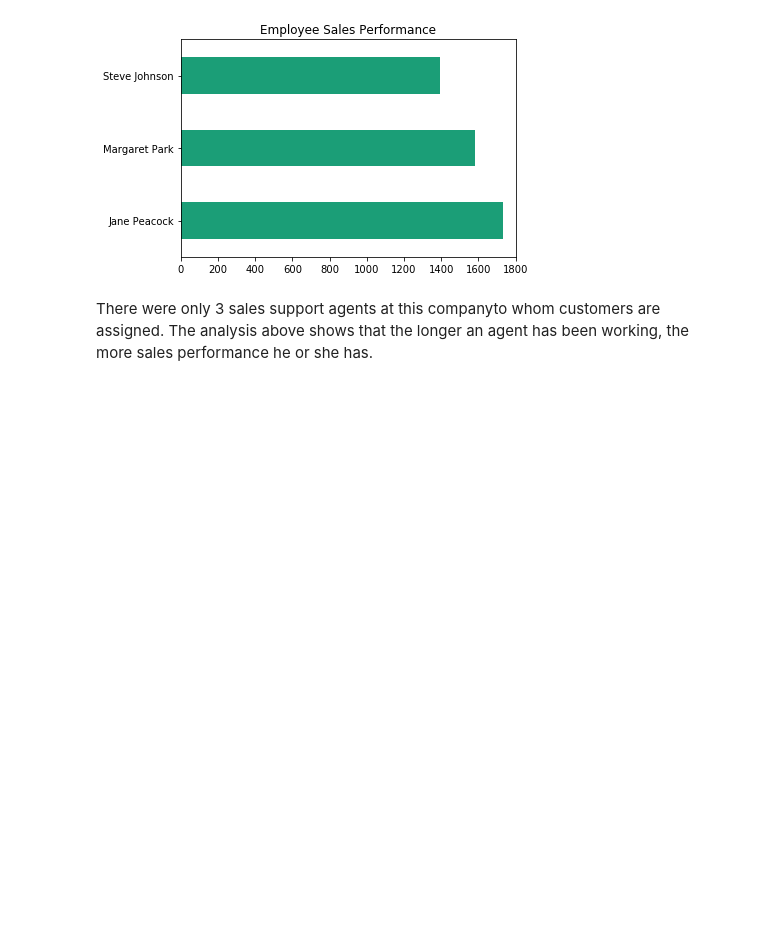
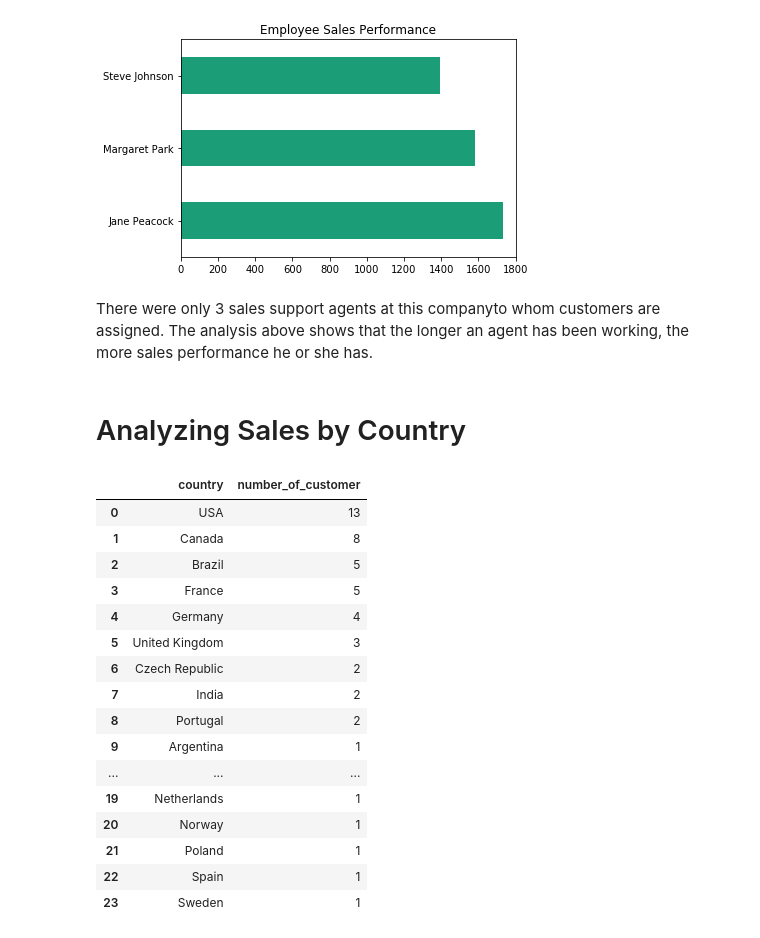
Before and after one commit to yeon-yeon/Chinook, a Jupyter notebook: Answering Business Questions at the Chinook record store.ipynb, the cells around one changed output. Saved outputs shown, nothing was run; the diff lists cells and outputs as text; code cells hidden in the pictures; blank space fills up the shorter version.

```diff
--- a/Answering Business Questions at the Chinook record store.ipynb
+++ b/Answering Business Questions at the Chinook record store.ipynb
@@ -166,3 +166,27 @@ plt.show()
 [figure]
 # %% [markdown]
 There were only 3 sales support agents at this companyto whom customers are assigned. The analysis above shows that the longer an agent has been working, the more sales performance he or she has.
+# %% [markdown]
+# Analyzing Sales by Country
+# %%
+
+q = 'SELECT * FROM customer_num'
+run_query(q)
+# %% [output]
+|  | country | number_of_customer |
+| 0 | USA | 13 |
+| 1 | Canada | 8 |
+| 2 | Brazil | 5 |
+| 3 | France | 5 |
+| 4 | Germany | 4 |
+| 5 | United Kingdom | 3 |
+| 6 | Czech Republic | 2 |
+| 7 | India | 2 |
+| 8 | Portugal | 2 |
+| 9 | Argentina | 1 |
+| ... | ... | ... |
+| 19 | Netherlands | 1 |
+| 20 | Norway | 1 |
+| 21 | Poland | 1 |
+| 22 | Spain | 1 |
+| 23 | Sweden | 1 |
```
Also changed, not shown: parts of 1 cell of this notebook.
